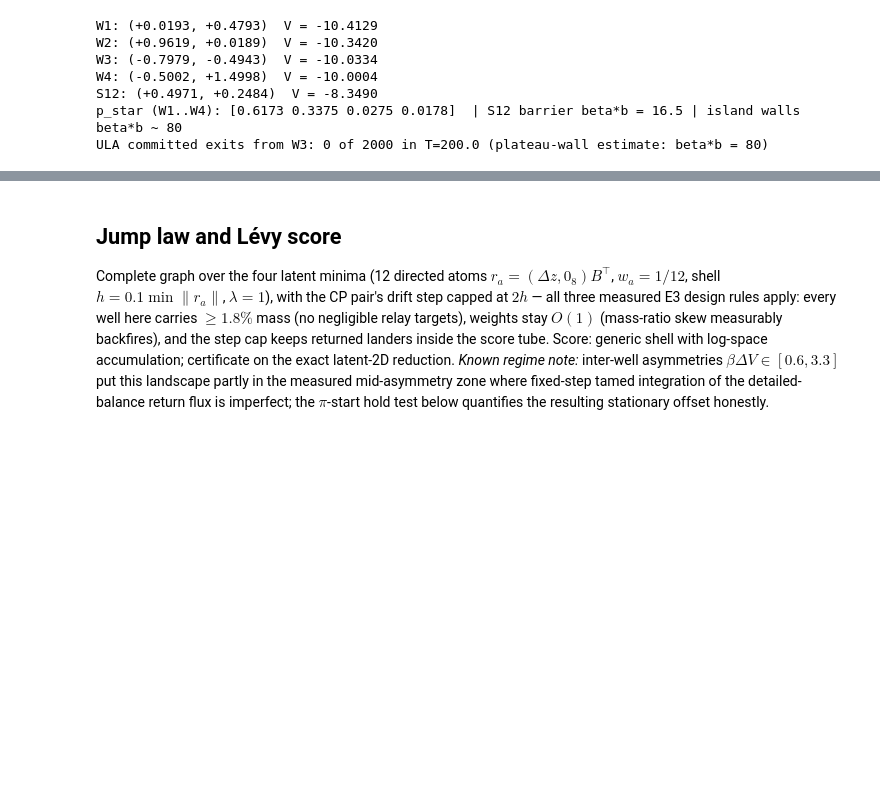
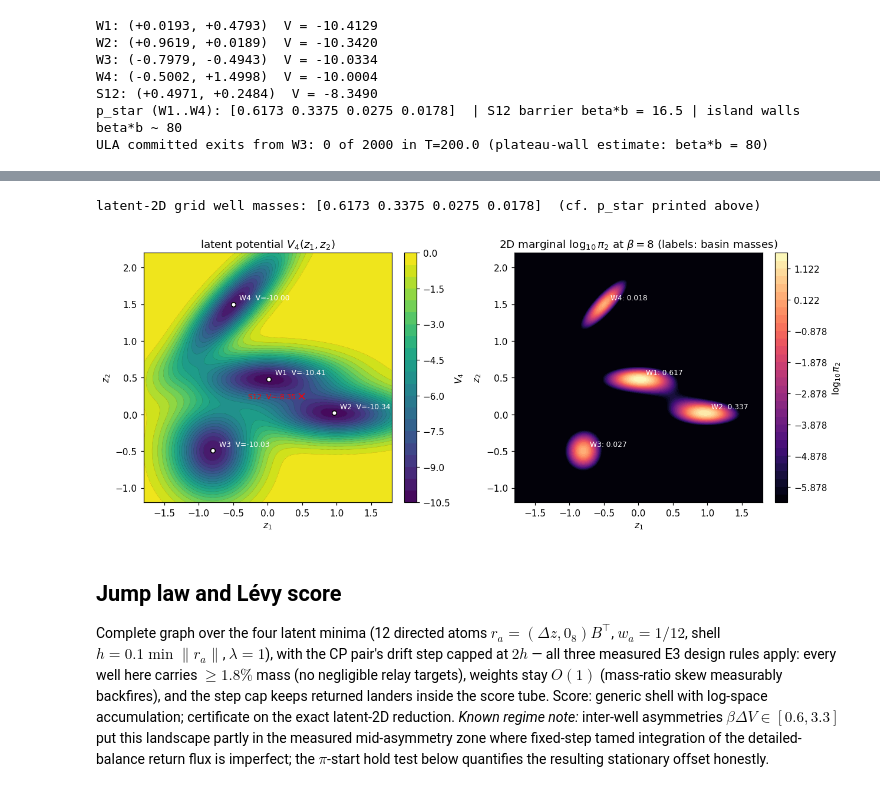
Before and after one commit to zheyuanlai/levy-sampling, a Jupyter notebook: JCP_experiments/notebooks/03_mb4well_10d.ipynb, the cells around one changed output, grey strips where cells are left out. Cells and saved outputs as stored; diff of their text form; code cells hidden in the pictures; blank space fills up the shorter version.

```diff
--- a/JCP_experiments/notebooks/03_mb4well_10d.ipynb
+++ b/JCP_experiments/notebooks/03_mb4well_10d.ipynb
@@ -70,3 +91,70 @@ ULA committed exits from W3: 0 of 2000 in T=200.0 (plateau-wall estimate: beta*b
+# %%
+# Target visualization (self-contained, CPU-safe; touches no run state).
+# Exact latent-2D marginal pi_2(z1,z2) ~ exp(-beta V4): the aux coords are
+# i.i.d. N(0, 0.4^2) and x = z B^T is linear, so ALL multimodal structure
+# of the 10D target is in this 2D density -- no projection artefact.
+import os, sys, math
+sys.path.insert(0, os.path.abspath(".."))
+import numpy as np
+import torch
+import matplotlib.pyplot as plt
+from src.potentials import mb4_2d, MB4_CRITICAL
+
+beta_viz = 8.0
+zg1 = torch.linspace(-1.8, 1.8, 701, dtype=torch.float64)
+zg2 = torch.linspace(-1.2, 2.2, 701, dtype=torch.float64)
+ZZ = torch.stack(torch.meshgrid(zg1, zg2, indexing="ij"), dim=-1)
+Vg = mb4_2d(ZZ)
+cell_area = float((zg1[1] - zg1[0]) * (zg2[1] - zg2[0]))
+logp2 = -beta_viz * Vg
+logp2 = logp2 - (torch.logsumexp(logp2.reshape(-1), 0) + math.log(cell_area))
+
+# grid well masses via nearest-minimum partition (basins are this tight
+# at beta=8); should reproduce the p_star printed above
+wells = ["W1", "W2", "W3", "W4"]
+zw = torch.tensor([MB4_CRITICAL[k][0] for k in wells], dtype=torch.float64)
+lab_g = torch.cdist(ZZ.reshape(-1, 2), zw).argmin(1)
+p2_flat = torch.exp(logp2.reshape(-1))
+mass = torch.tensor([float(p2_flat[lab_g == i].sum()) for i in range(4)])
+mass = mass / mass.sum()
+print("latent-2D grid well masses:", np.round(mass.numpy(), 4),
+      " (cf. p_star printed above)")
+
+fig, axes = plt.subplots(1, 2, figsize=(11.5, 4.6), constrained_layout=True)
+lv = np.linspace(-10.5, 0.0, 22)
+cf0 = axes[0].contourf(zg1, zg2, Vg.T, levels=lv, cmap="viridis")
+axes[0].contour(zg1, zg2, Vg.T, levels=lv, colors="k", linewidths=0.25, alpha=0.4)
+for k in wells:
+    (zx, zy), Vk = MB4_CRITICAL[k]
+    axes[0].plot(zx, zy, "o", ms=5, mfc="w", mec="k")
+    axes[0].annotate(f"{k}  V={Vk:.2f}", (zx, zy), textcoords="offset points",
+                     xytext=(7, 5), fontsize=8, color="w")
+(sx, sy), Vs = MB4_CRITICAL["S12"]
+axes[0].plot(sx, sy, "x", ms=7, color="r")
+axes[0].annotate(f"S12  V={Vs:.2f}", (sx, sy), textcoords="offset points",
+                 xytext=(-7, -3), ha="right", fontsize=8, color="r")
+axes[0].set(title=r"latent potential $V_4(z_1, z_2)$", xlabel="$z_1$", ylabel="$z_2$")
+fig.colorbar(cf0, ax=axes[0], label="$V_4$")
+
+l10 = (logp2 / math.log(10.0)).numpy()
+lv1 = np.linspace(l10.max() - 8.0, l10.max(), 33)
+cf1 = axes[1].contourf(zg1, zg2, np.maximum(l10.T, lv1[0]), levels=lv1, cmap="magma")
+for k, m in zip(wells, mass):
+    (zx, zy), _ = MB4_CRITICAL[k]
+    axes[1].annotate(f"{k}: {float(m):.3f}", (zx, zy), textcoords="offset points",
+                     xytext=(7, 5), fontsize=8, color="w")
+axes[1].set(title=r"2D marginal $\log_{10}\pi_2$ at $\beta=8$ (labels: basin masses)",
+            xlabel="$z_1$", ylabel="$z_2$")
+fig.colorbar(cf1, ax=axes[1], label=r"$\log_{10}\pi_2$")
+os.makedirs(os.path.join("..", "figures", "mb4well_10d"), exist_ok=True)
+for ext in ("png", "pdf"):
+    fig.savefig(os.path.join("..", "figures", "mb4well_10d",
+                             "mb4well_10d_target." + ext), dpi=200,
+                bbox_inches="tight")
+plt.show()
+# %% [output]
+latent-2D grid well masses: [0.6173 0.3375 0.0275 0.0178]  (cf. p_star printed above)
+[figure, added]
 # %% [markdown]
 ## Jump law and Lévy score
 
```
Also changed, not shown: parts of 1 cell of this notebook, 6 other files.
